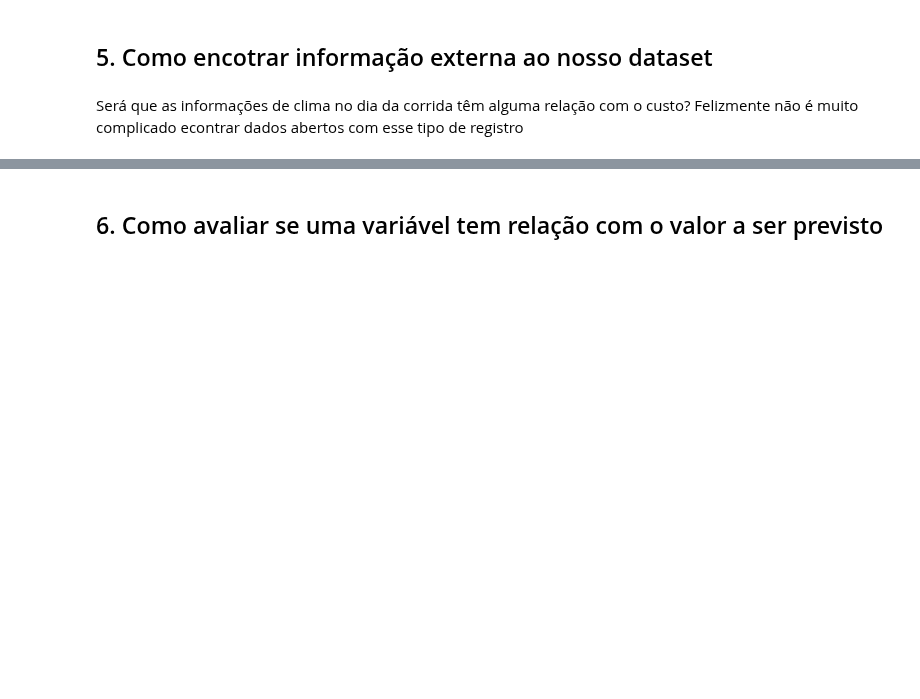
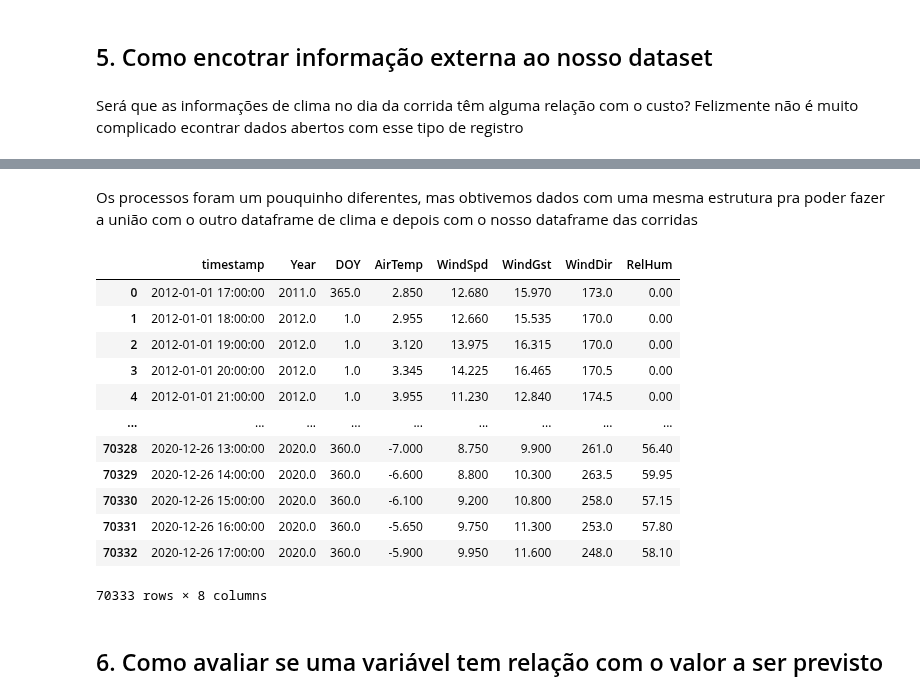
Before and after one commit to LeoFernanndes/portfolio, a Jupyter notebook: ChicagoTaxiRidePrice_parte2.ipynb, the cells around one changed output, grey strips where cells are left out. Drawn from its saved outputs; the diff is of its cells as text; code cells hidden in the pictures; blank space fills up the shorter version.

```diff
--- a/ChicagoTaxiRidePrice_parte2.ipynb
+++ b/ChicagoTaxiRidePrice_parte2.ipynb
@@ -615,3 +730,22 @@ Aqui, eu tentei simplicar ao máximo o processo dentro de uma única celula já
+# %% [markdown]
+Os processos foram um pouquinho diferentes, mas obtivemos dados com uma mesma estrutura pra poder fazer a união com o outro dataframe de clima e depois com o nosso dataframe das corridas
+# %%
+dataframe_clima_completo = pd.concat([dataframe_clima_to_merge, dataframe_clima_2020_to_merge]).reset_index(drop=True)
+dataframe_clima_completo
+# %% [output]
+|  | timestamp | Year | DOY | AirTemp | WindSpd | WindGst | WindDir | RelHum |
+| 0 | 2012-01-01 17:00:00 | 2011.0 | 365.0 | 2.850 | 12.680 | 15.970 | 173.0 | 0.00 |
+| 1 | 2012-01-01 18:00:00 | 2012.0 | 1.0 | 2.955 | 12.660 | 15.535 | 170.0 | 0.00 |
+| 2 | 2012-01-01 19:00:00 | 2012.0 | 1.0 | 3.120 | 13.975 | 16.315 | 170.0 | 0.00 |
+| 3 | 2012-01-01 20:00:00 | 2012.0 | 1.0 | 3.345 | 14.225 | 16.465 | 170.5 | 0.00 |
+| 4 | 2012-01-01 21:00:00 | 2012.0 | 1.0 | 3.955 | 11.230 | 12.840 | 174.5 | 0.00 |
+| ... | ... | ... | ... | ... | ... | ... | ... | ... |
+| 70328 | 2020-12-26 13:00:00 | 2020.0 | 360.0 | -7.000 | 8.750 | 9.900 | 261.0 | 56.40 |
+| 70329 | 2020-12-26 14:00:00 | 2020.0 | 360.0 | -6.600 | 8.800 | 10.300 | 263.5 | 59.95 |
+| 70330 | 2020-12-26 15:00:00 | 2020.0 | 360.0 | -6.100 | 9.200 | 10.800 | 258.0 | 57.15 |
+| 70331 | 2020-12-26 16:00:00 | 2020.0 | 360.0 | -5.650 | 9.750 | 11.300 | 253.0 | 57.80 |
+| 70332 | 2020-12-26 17:00:00 | 2020.0 | 360.0 | -5.900 | 9.950 | 11.600 | 248.0 | 58.10 |
+70333 rows × 8 columns
 # %% [markdown]
 ## 6. Como avaliar se uma variável tem relação com o valor a ser previsto
 # %% [markdown]
```
Also changed, not shown: parts of 12 cells of this notebook.
